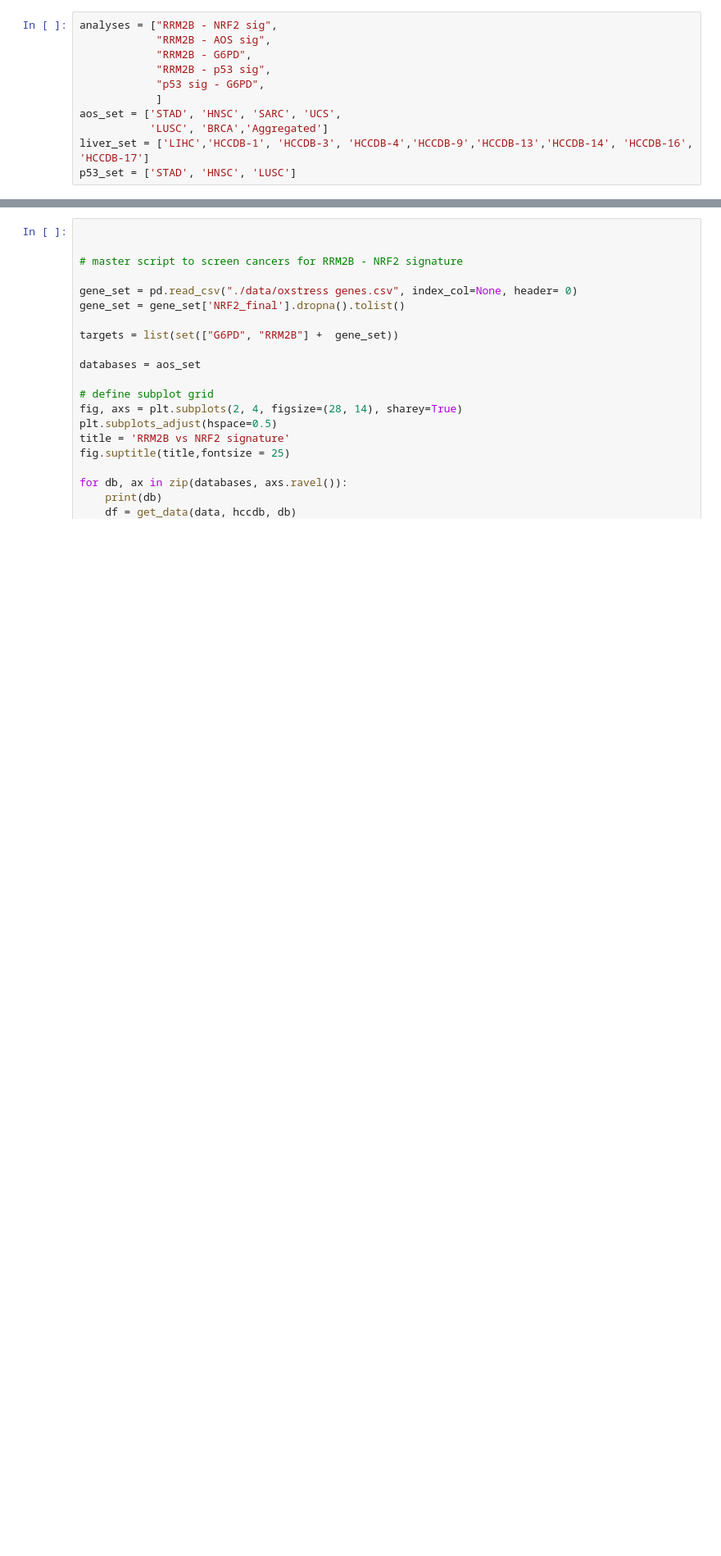
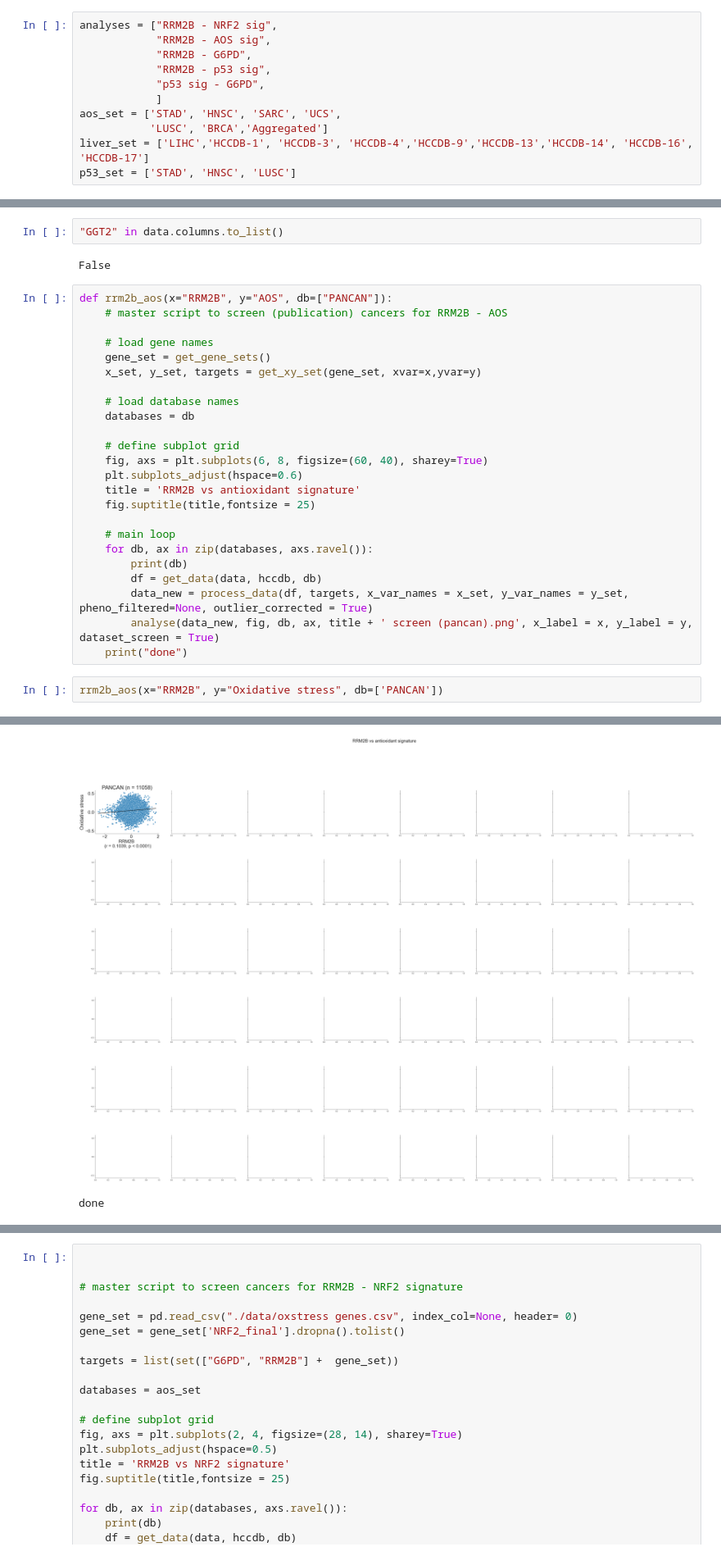
Before and after one commit to shanghongsim/NRF2-PARP1-Bioinformatics, a Jupyter notebook: regression_analysis_publication_figures.ipynb, the cells around one changed output, grey strips where cells are left out. Shown at 82% size. Drawn from its saved outputs; the diff is of its cells as text; blank space fills up the shorter version.

```diff
--- a/regression_analysis_publication_figures.ipynb
+++ b/regression_analysis_publication_figures.ipynb
@@ -55,0 +62,31 @@ def rrm2b_aos(x="RRM2B", y="AOS"):
+# %%
+"GGT2" in data.columns.to_list()
+# %% [output]
+False
+# %%
+def rrm2b_aos(x="RRM2B", y="AOS", db=["PANCAN"]):
+    # master script to screen (publication) cancers for RRM2B - AOS
+
+    # load gene names
+    gene_set = get_gene_sets()
+    x_set, y_set, targets = get_xy_set(gene_set, xvar=x,yvar=y)
+
+    # load database names
+    databases = db
+
+    # define subplot grid
+    fig, axs = plt.subplots(6, 8, figsize=(60, 40), sharey=True)
+    plt.subplots_adjust(hspace=0.6)
+    title = 'RRM2B vs antioxidant signature'
+    fig.suptitle(title,fontsize = 25)
+
+    # main loop
+    for db, ax in zip(databases, axs.ravel()):
+        print(db)
+        df = get_data(data, hccdb, db)
+        data_new = process_data(df, targets, x_var_names = x_set, y_var_names = y_set, pheno_filtered=None, outlier_corrected = True)
+        analyse(data_new, fig, db, ax, title + ' screen (pancan).png', x_label = x, y_label = y, dataset_screen = True)
+    print("done")
+# %%
+rrm2b_aos(x="RRM2B", y="Oxidative stress", db=['PANCAN'])
+# %% [output]
@@ -55,0 +110,2 @@ def rrm2b_aos(x="RRM2B", y="AOS"):
+[figure, added]
+done
```
Also changed, not shown: parts of 8 cells of this notebook, 25 other files.
